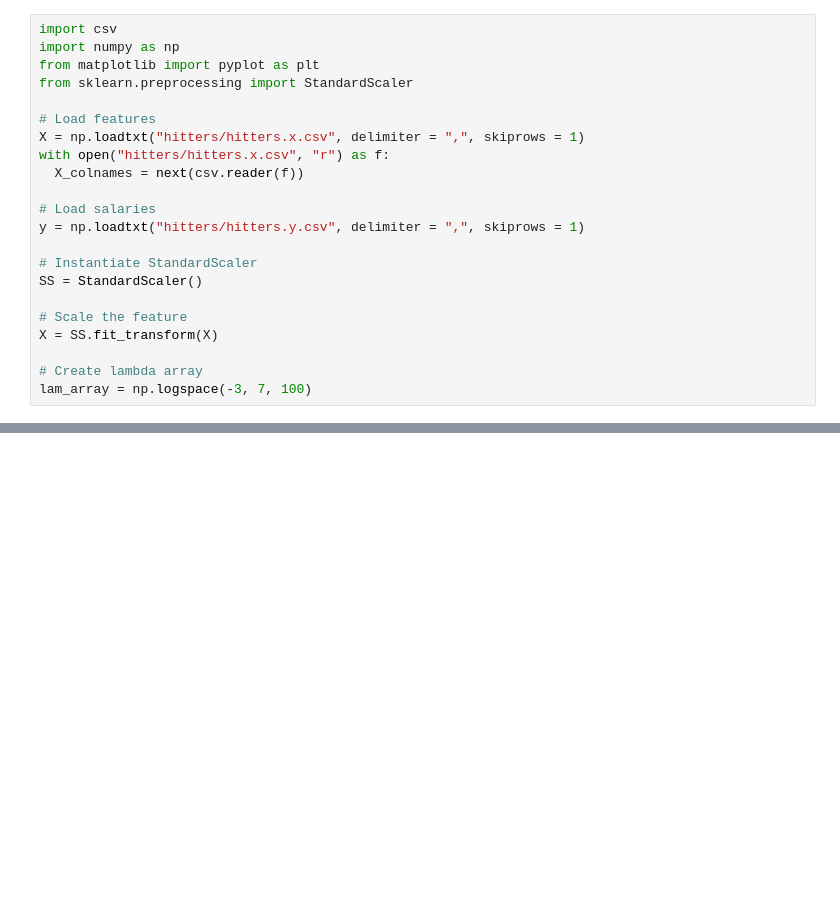
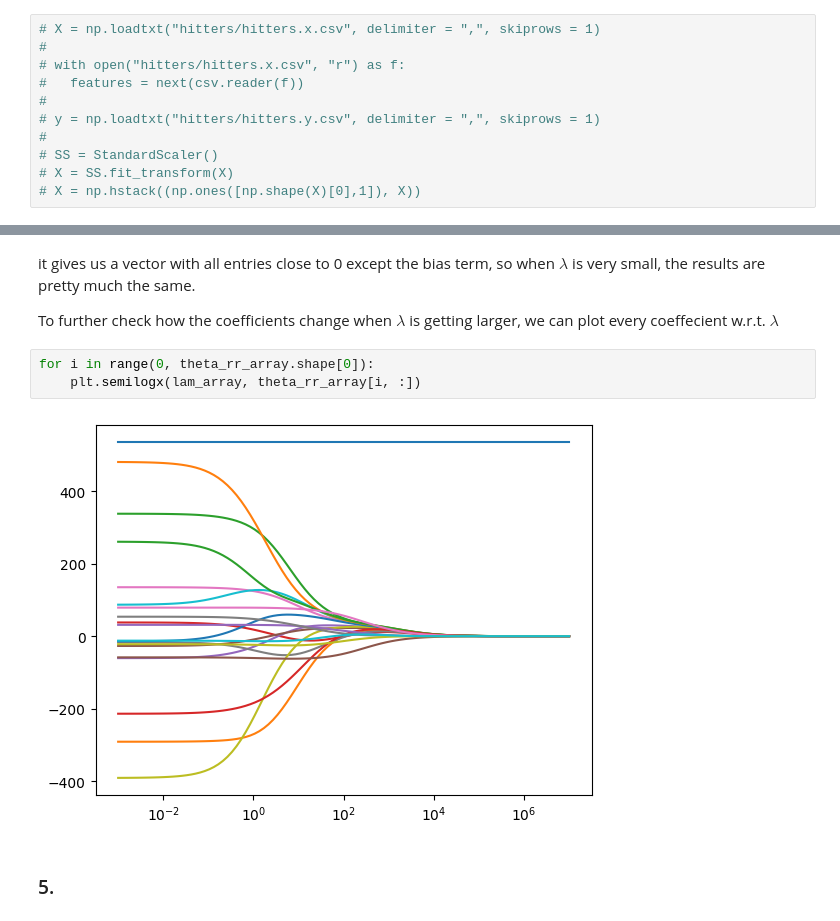
Before and after one commit to Jonas-Zhang97/TUM-MLO, a Jupyter notebook: MLO/HW3/HW3.ipynb, the cells around one changed output, grey strips where cells are left out. Cells and saved outputs as stored; diff of their text form; blank space fills up the shorter version.

```diff
--- a/MLO/HW3/HW3.ipynb
+++ b/MLO/HW3/HW3.ipynb
@@ -71,22 +77,11 @@ $$
 # %%
-import csv
-import numpy as np
-from matplotlib import pyplot as plt
-from sklearn.preprocessing import StandardScaler
-
-# Load features
-X = np.loadtxt("hitters/hitters.x.csv", delimiter = ",", skiprows = 1)
-with open("hitters/hitters.x.csv", "r") as f:
-  X_colnames = next(csv.reader(f))
-
-# Load salaries
-y = np.loadtxt("hitters/hitters.y.csv", delimiter = ",", skiprows = 1)
-
-# Instantiate StandardScaler
-SS = StandardScaler()
-
-# Scale the feature
-X = SS.fit_transform(X)
-
-# Create lambda array
-lam_array = np.logspace(-3, 7, 100)
+# X = np.loadtxt("hitters/hitters.x.csv", delimiter = ",", skiprows = 1)
+#
+# with open("hitters/hitters.x.csv", "r") as f:
+#   features = next(csv.reader(f))
+#
+# y = np.loadtxt("hitters/hitters.y.csv", delimiter = ",", skiprows = 1)
+#
+# SS = StandardScaler()
+# X = SS.fit_transform(X)
+# X = np.hstack((np.ones([np.shape(X)[0],1]), X))
@@ -92,0 +185,11 @@ lam_array = np.logspace(-3, 7, 100)
+# %% [markdown]
+it gives us a vector with all entries close to 0 except the bias term, so when $\lambda$ is very small, the results are pretty much the same.
+
+To further check how the coefficients change when $\lambda$ is getting larger, we can plot every coeffecient w.r.t. $\lambda$
+# %%
+for i in range(0, theta_rr_array.shape[0]):
+    plt.semilogx(lam_array, theta_rr_array[i, :])
+# %% [output]
+[figure, added]
+# %% [markdown]
+### 5.
```
Also changed, not shown: parts of 10 cells of this notebook, 2 other files.
